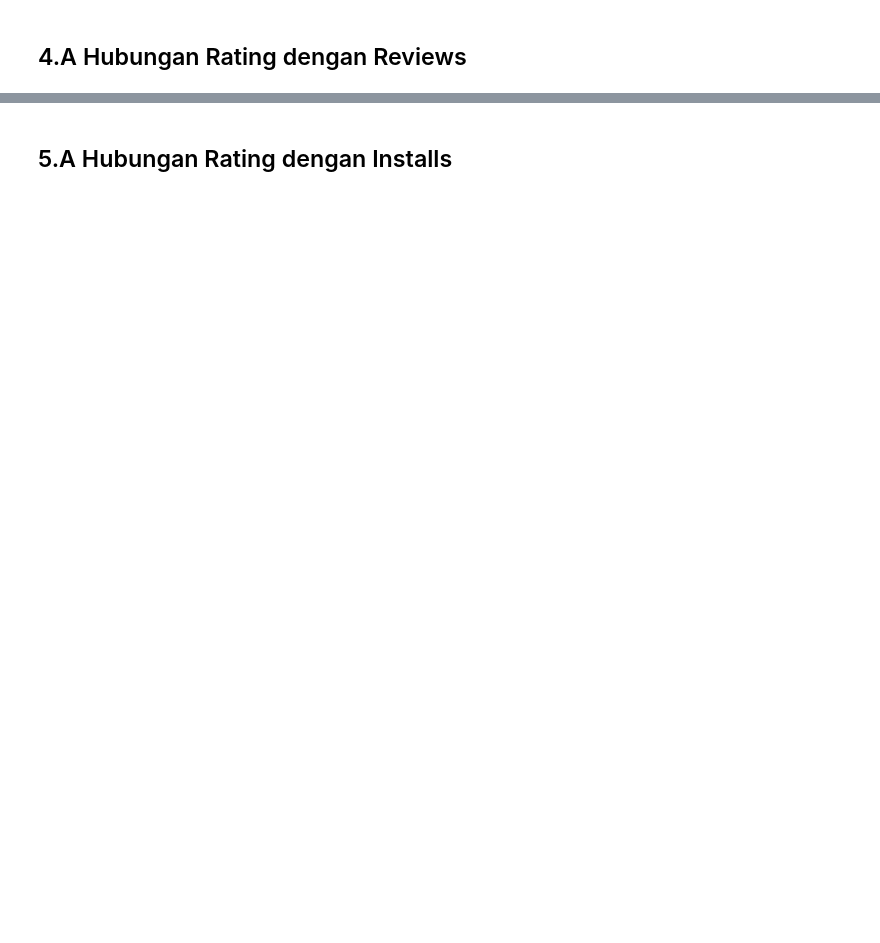
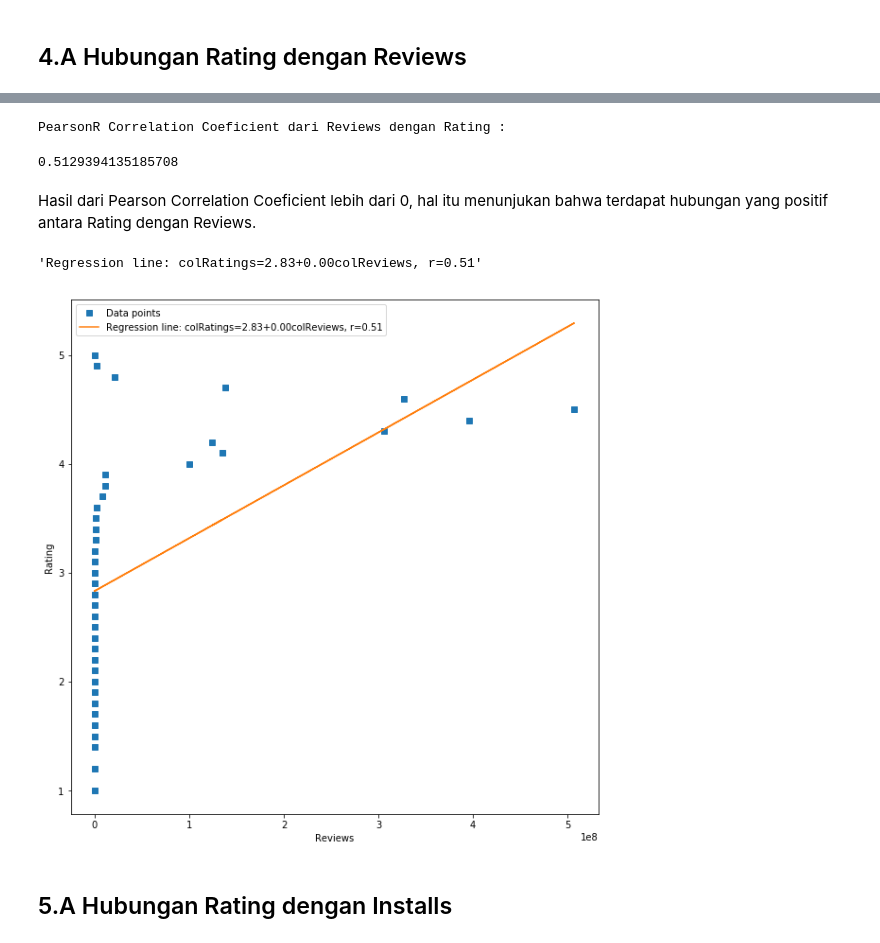
Before and after one commit to rafaelstevi/GooglePlaystore, a Jupyter notebook: Files/eda-googleplaystore.ipynb, the cells around one changed output, grey strips where cells are left out. Cells and saved outputs as stored; diff of their text form; code cells hidden in the pictures; blank space fills up the shorter version.

Commit message:
Add Pearson Correlation

```diff
--- a/Files/eda-googleplaystore.ipynb
+++ b/Files/eda-googleplaystore.ipynb
@@ -554,0 +570,5 @@ Dengan menggunakan sample data dari aplikasi yang memiliki total reviews dibawah
+# %%
+# Melakukan metode groupby
+# untuk mendapatkan total Reviews di setiap Rating
+dfsumCorrRR = dfCorrRR.groupby(['Rating']).sum()
+dfsumCorrRR = dfsumCorrRR.reset_index()
@@ -555,2 +585,37 @@ Dengan menggunakan sample data dari aplikasi yang memiliki total reviews dibawah
+# %%
+# Membuat tampungan baru untuk masing-masing kolom
+colReviews = dfsumCorrRR['Reviews']
+colRatings = dfsumCorrRR['Rating']
+# %%
+# Menggunakan metode pearson untuk mendapatkan korelasi dari Rating dengan Reviews
+pearsonr_coefficient, p_value = pearsonr(colReviews,colRatings)
+print ('PearsonR Correlation Coeficient dari Reviews dengan Rating :')
+pearsonr_coefficient
+# %% [output]
+PearsonR Correlation Coeficient dari Reviews dengan Rating :
+0.5129394135185708
+# %% [markdown]
+Hasil dari Pearson Correlation Coeficient lebih dari 0,
+hal itu menunjukan bahwa terdapat hubungan yang positif antara Rating dengan Reviews.
+# %%
+# Membuat plot untuk Reggresion Line
+slope, intercept, r, p, stderr = scipy.stats.linregress(colReviews, colRatings)
+# %%
+# Membuat string dengan equation dari regression line
+line = f'Regression line: colRatings={intercept:.2f}+{slope:.2f}colReviews, r={r:.2f}'
+line
+# %% [output]
+'Regression line: colRatings=2.83+0.00colReviews, r=0.51'
+# %%
+# Membuat Visualisasi dari regression line Rating dengan Reviews
+fig, ax = plt.subplots(figsize=(10,10))
+ax.plot(colReviews, colRatings, linewidth=0, marker='s', label='Data points')
+ax.plot(colReviews, intercept + slope * colReviews, label=line)
+ax.set_xlabel('Reviews')
+ax.set_ylabel('Rating')
+ax.legend(facecolor='white')
+plt.show()
+# %% [output]
+[figure, added]
 # %% [markdown]
 ## 5.A Hubungan Rating dengan Installs
```
Also changed, not shown: parts of 34 cells of this notebook.
